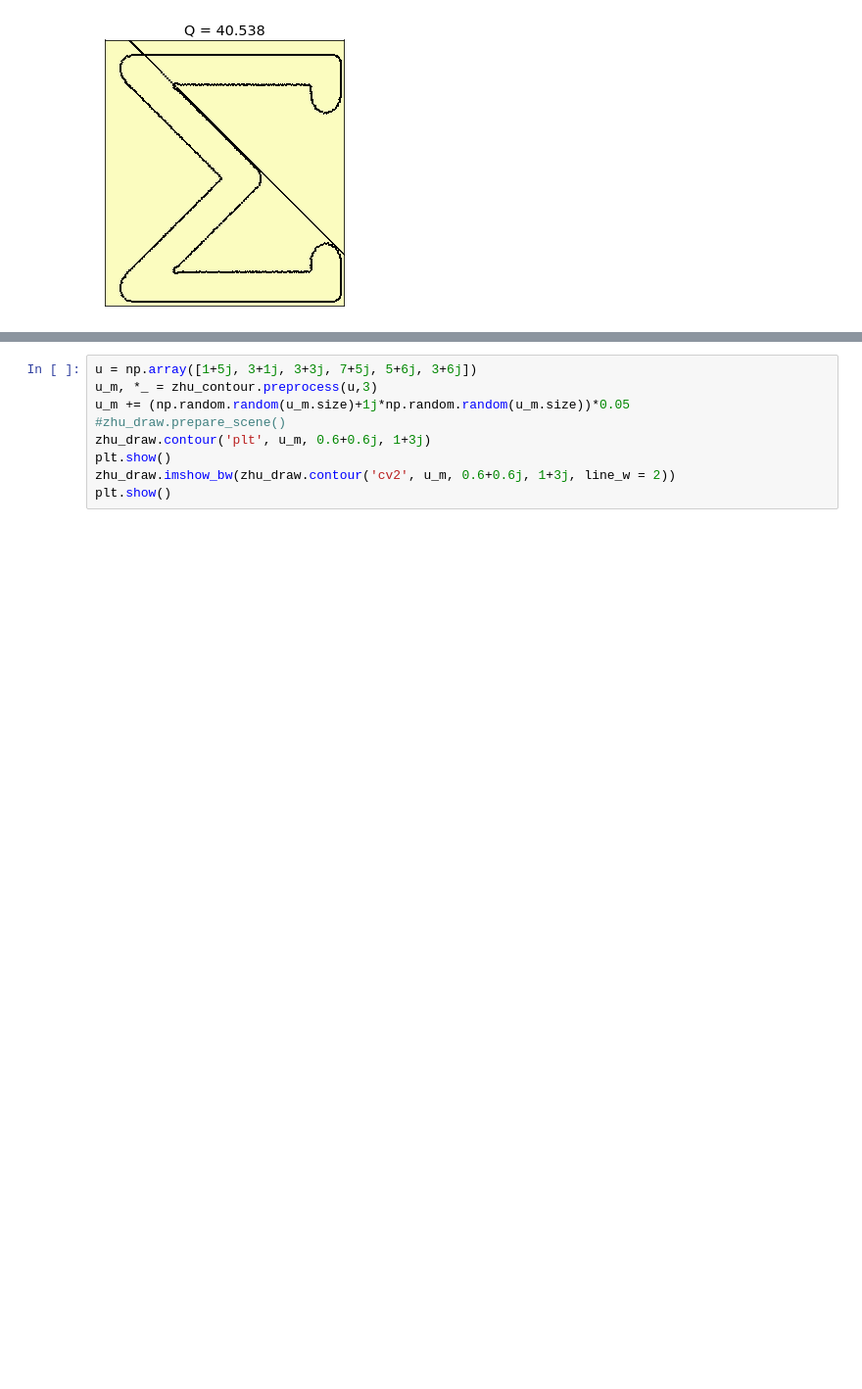
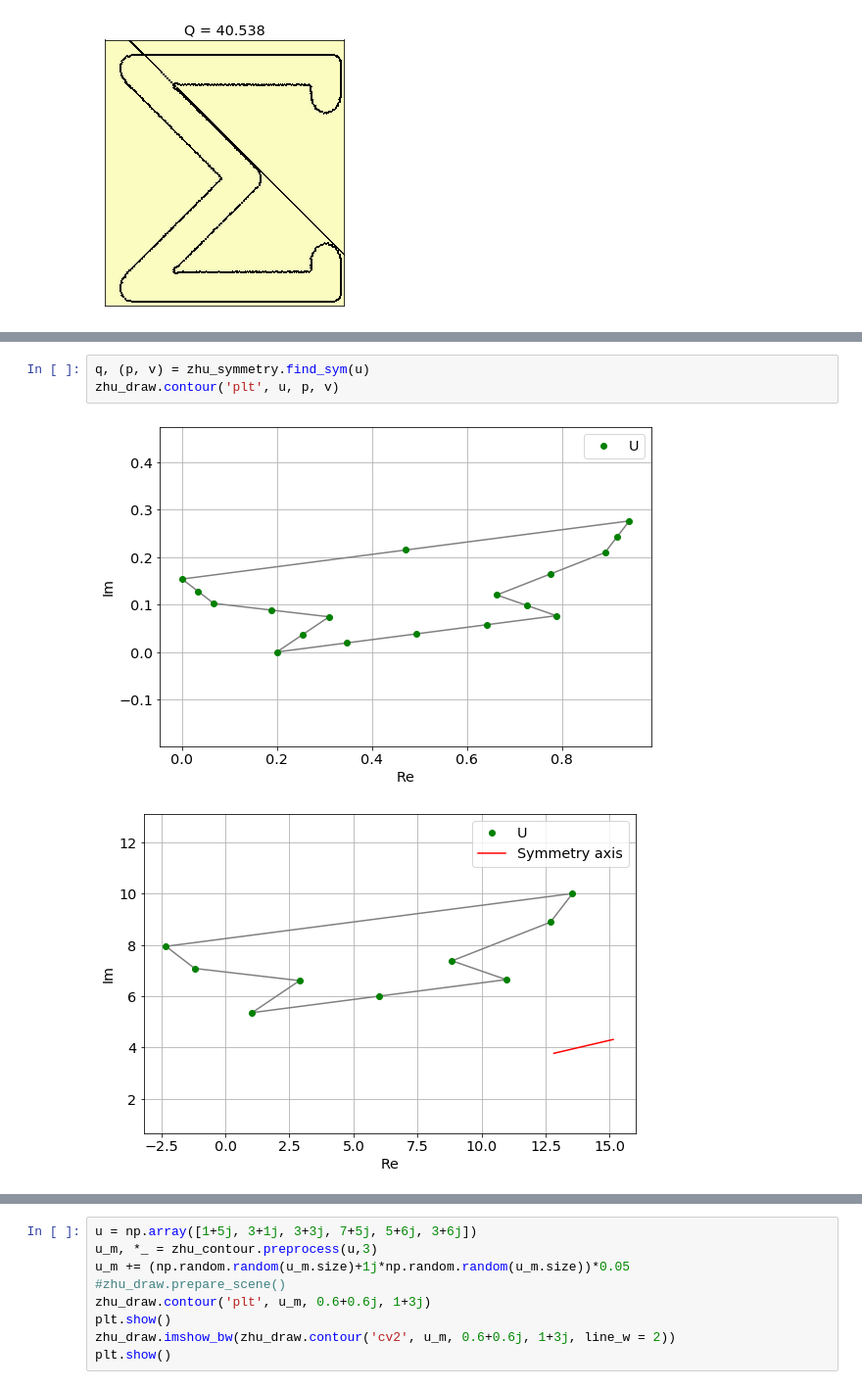
Before and after one commit to 1alexandra/mirror-symmetry, a Jupyter notebook: sym.ipynb, the cells around one changed output, grey strips where cells are left out. Shown at 98% size. Drawn from its saved outputs; the diff is of its cells as text; blank space fills up the shorter version.

```diff
--- a/sym.ipynb
+++ b/sym.ipynb
@@ -44,0 +72,6 @@ imp.reload(zhu_symmetry)
+# %%
+q, (p, v) = zhu_symmetry.find_sym(u)
+zhu_draw.contour('plt', u, p, v)
+# %% [output]
+[figure, added]
+[figure, added]
```
Also changed, not shown: parts of 7 cells of this notebook, 4 other files.
